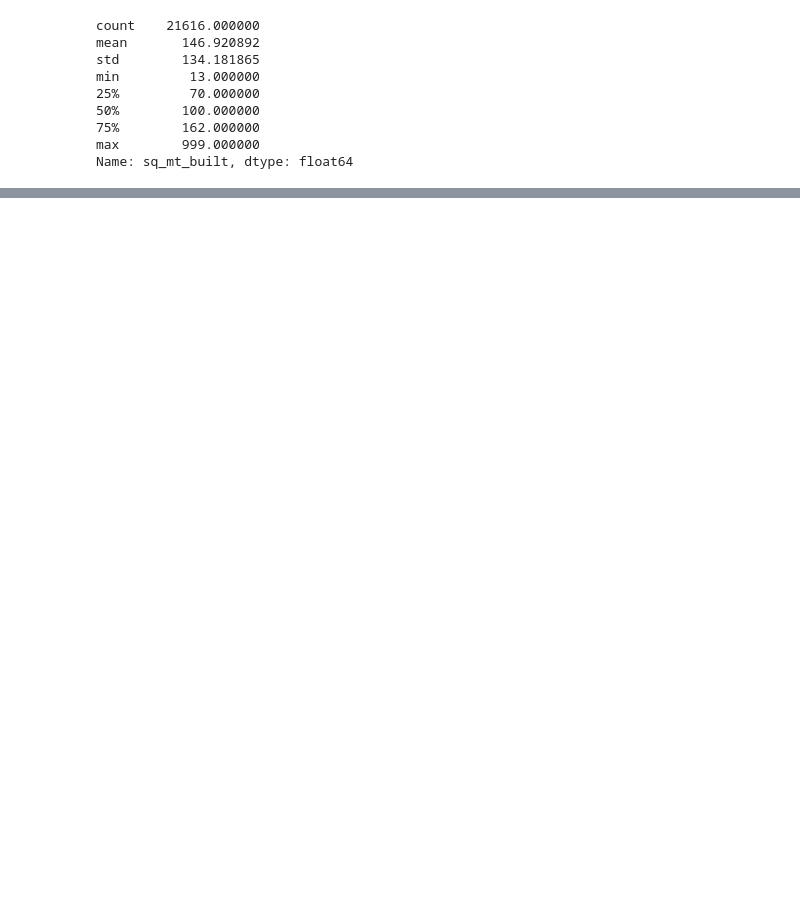
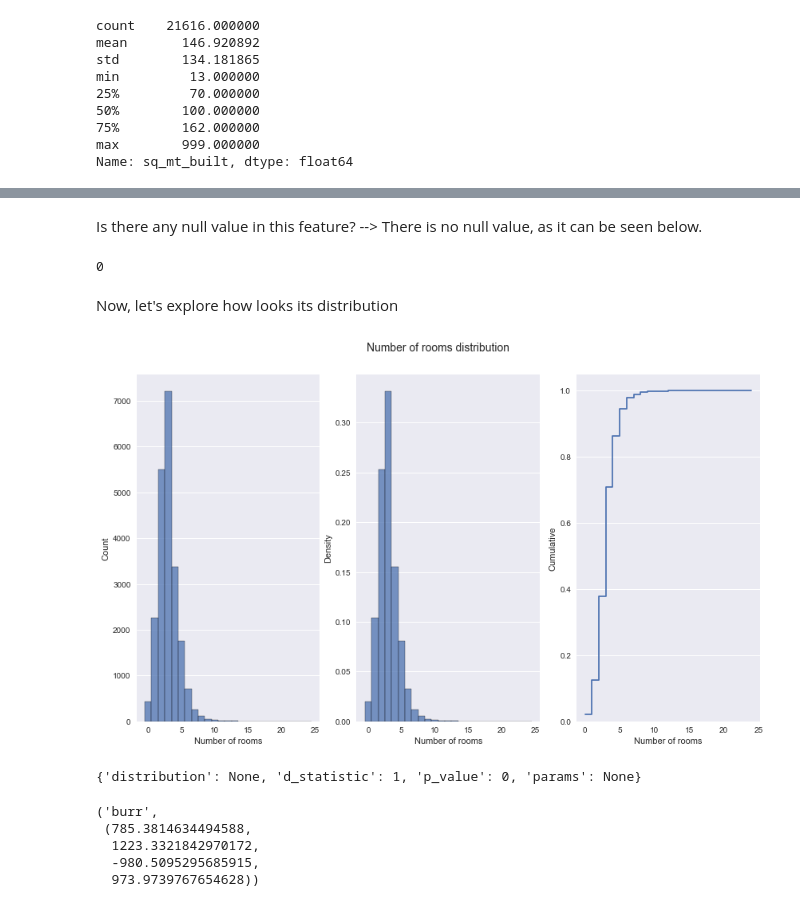
Before and after one commit to gerardovitale/real-estate-statistical-analysis, a Jupyter notebook: data_exploration.ipynb, the cells around one changed output, grey strips where cells are left out. Drawn from its saved outputs; the diff is of its cells as text; code cells hidden in the pictures; blank space fills up the shorter version.

Commit message:
statistical analysis started, 1st feature done

```diff
--- a/data_exploration.ipynb
+++ b/data_exploration.ipynb
@@ -65,0 +210,3 @@ thinkplot.Config(xlabel='sq_mt_built',
+# %%
+n_rooms = new_df.loc[:, 'n_rooms']
+n_rooms.describe()
@@ -65,0 +223,8 @@ thinkplot.Config(xlabel='sq_mt_built',
+# %% [markdown]
+Is there any null value in this feature? --> There is no null value, as it can be seen below.
+# %%
+n_rooms.isnull().sum()
+# %% [output]
+0
+# %% [markdown]
+Now, let's explore how looks its distribution
@@ -65,0 +234,42 @@ thinkplot.Config(xlabel='sq_mt_built',
+# %%
+_ = plt.figure(figsize=(14,8))
+plt.suptitle('Number of rooms distribution',
+             fontsize=14, y=0.95,
+             horizontalalignment='center')
+bins=range(0,25,1)
+
+plt.subplot(1,3,1)
+sns.histplot(x=n_rooms, bins=bins, stat='count', discrete=True,
+             element='bars', cumulative=False, fill=True)
+plt.xlabel('Number of rooms')
+plt.ylabel('Count')
+plt.grid(False, axis='x')
+
+plt.subplot(1,3,2)
+sns.histplot(x=n_rooms, bins=bins, stat='density', discrete=True,
+             element='bars', cumulative=False, fill=True)
+plt.xlabel('Number of rooms')
+plt.grid(False, axis='x')
+
+plt.subplot(1,3,3)
+sns.histplot(x=n_rooms, bins=bins, stat='probability', discrete=False,
+             element='step', cumulative=True, fill=False)
+plt.xlabel('Number of rooms')
+plt.ylabel('Cumulative')
+plt.grid(False, axis='x')
+# %% [output]
+[figure, added]
+# %%
+test_results = find_best_fit_based_ks(n_rooms.values)
+test_results
+# %% [output]
+{'distribution': None, 'd_statistic': 1, 'p_value': 0, 'params': None}
+# %%
+test_results = find_best_distribution(n_rooms)
+test_results
+# %% [output]
+('burr',
+ (785.3814634494588,
+  1223.3321842970172,
+  -980.5095295685915,
+  973.9739767654628))
```
Also changed, not shown: parts of 29 cells of this notebook, 1 other file.
